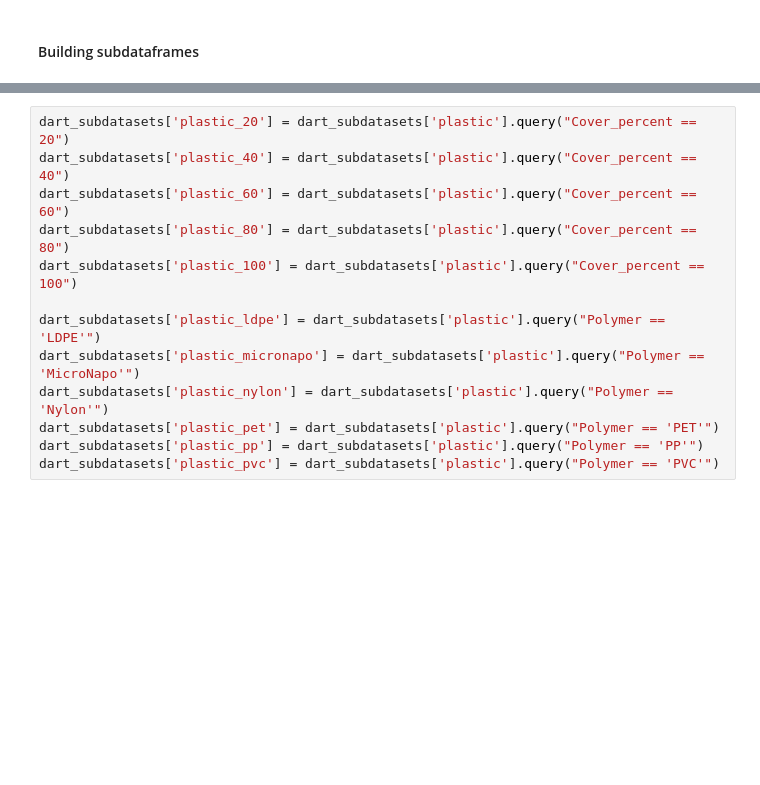
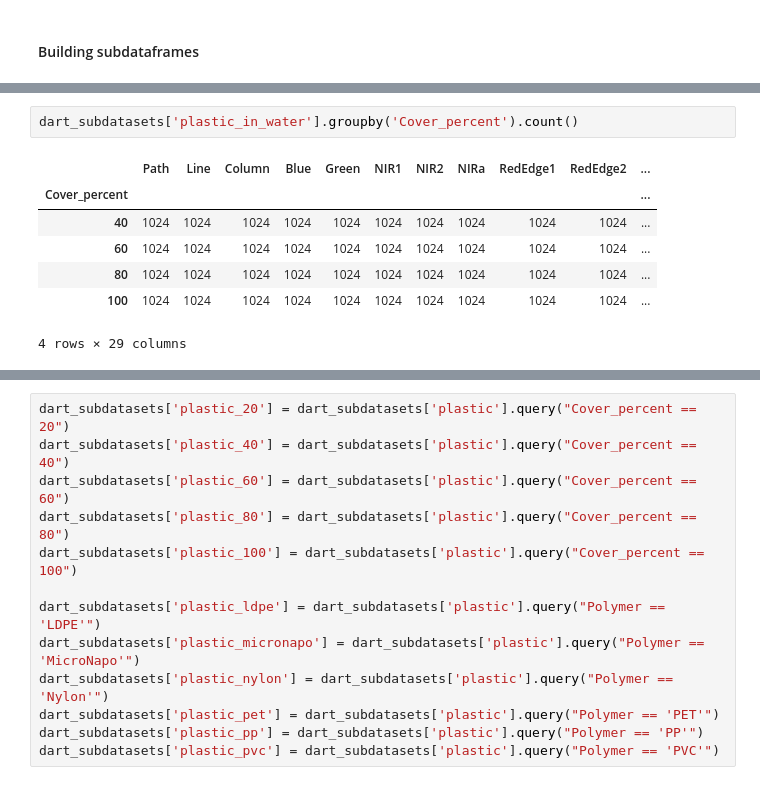
Before and after one commit to ufrgs-rescue/plastic_map, a Jupyter notebook: main.ipynb, the cells around one changed output, grey strips where cells are left out. Saved outputs shown, nothing was run; the diff lists cells and outputs as text; blank space fills up the shorter version.

```diff
--- a/main.ipynb
+++ b/main.ipynb
@@ -868,0 +897,10 @@ dart_subdatasets['plastic_in_water'], dart_subdatasets['plastic_in_sand'] = pd.D
+# %%
+dart_subdatasets['plastic_in_water'].groupby('Cover_percent').count()
+# %% [output]
+|  | Path | Line | Column | Blue | Green | NIR1 | NIR2 | NIRa | RedEdge1 | RedEdge2 | ... |
+| Cover_percent |  |  |  |  |  |  |  |  |  |  | ... |
+| 40 | 1024 | 1024 | 1024 | 1024 | 1024 | 1024 | 1024 | 1024 | 1024 | 1024 | ... |
+| 60 | 1024 | 1024 | 1024 | 1024 | 1024 | 1024 | 1024 | 1024 | 1024 | 1024 | ... |
+| 80 | 1024 | 1024 | 1024 | 1024 | 1024 | 1024 | 1024 | 1024 | 1024 | 1024 | ... |
+| 100 | 1024 | 1024 | 1024 | 1024 | 1024 | 1024 | 1024 | 1024 | 1024 | 1024 | ... |
+4 rows × 29 columns
```
Also changed, not shown: parts of 36 cells of this notebook.
